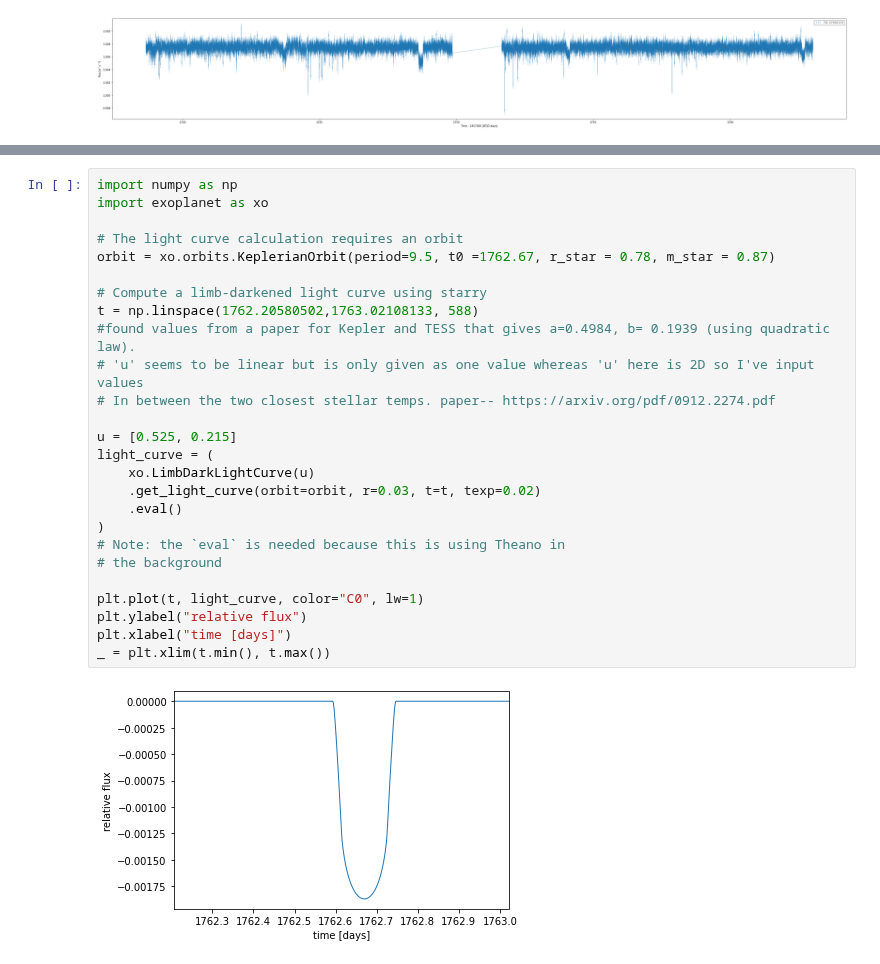
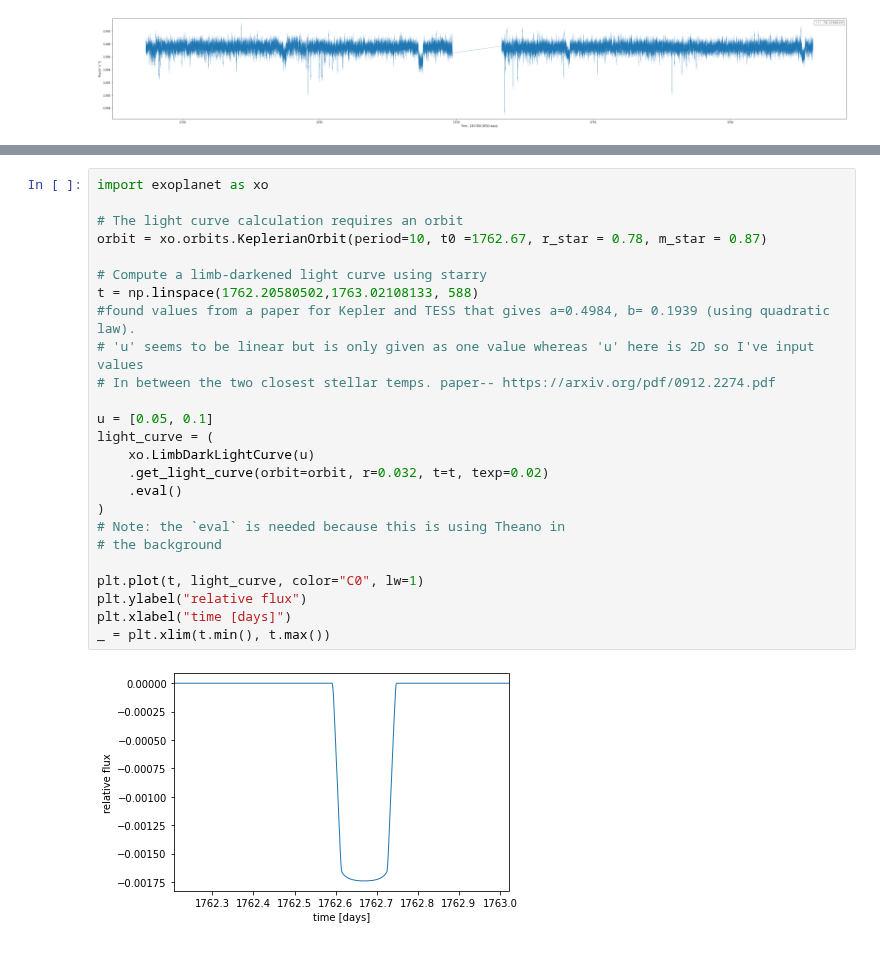
Before and after one commit to hughesymendes/TIC-27491137, a Jupyter notebook: dip4_sample.ipynb, the cells around one changed output, grey strips where cells are left out. Drawn from its saved outputs; the diff is of its cells as text.

```diff
--- a/dip4_sample.ipynb
+++ b/dip4_sample.ipynb
@@ -142,31 +126,30 @@ array([1762.20580502, 1762.2071939 , 1762.20858279, 1762.20997168,
 # %%
-import numpy as np
 import exoplanet as xo
 
 # The light curve calculation requires an orbit
-orbit = xo.orbits.KeplerianOrbit(period=9.5, t0 =1762.67, r_star = 0.78, m_star = 0.87)
+orbit = xo.orbits.KeplerianOrbit(period=10, t0 =1762.67, r_star = 0.78, m_star = 0.87)
 
 # Compute a limb-darkened light curve using starry
 t = np.linspace(1762.20580502,1763.02108133, 588)
 #found values from a paper for Kepler and TESS that gives a=0.4984, b= 0.1939 (using quadratic law).
 # 'u' seems to be linear but is only given as one value whereas 'u' here is 2D so I've input values
 # In between the two closest stellar temps. paper-- https://arxiv.org/pdf/0912.2274.pdf
 
-u = [0.525, 0.215]
+u = [0.05, 0.1]
 light_curve = (
     xo.LimbDarkLightCurve(u)
-    .get_light_curve(orbit=orbit, r=0.03, t=t, texp=0.02)
+    .get_light_curve(orbit=orbit, r=0.032, t=t, texp=0.02)
     .eval()
 )
 # Note: the `eval` is needed because this is using Theano in
 # the background
 
 plt.plot(t, light_curve, color="C0", lw=1)
 plt.ylabel("relative flux")
 plt.xlabel("time [days]")
 _ = plt.xlim(t.min(), t.max())
 # %% [output]
-[figure, old version]
+[figure, new version]
 # %%
 import pymc3 as pm
 
```
Also changed, not shown: parts of 12 cells of this notebook.
